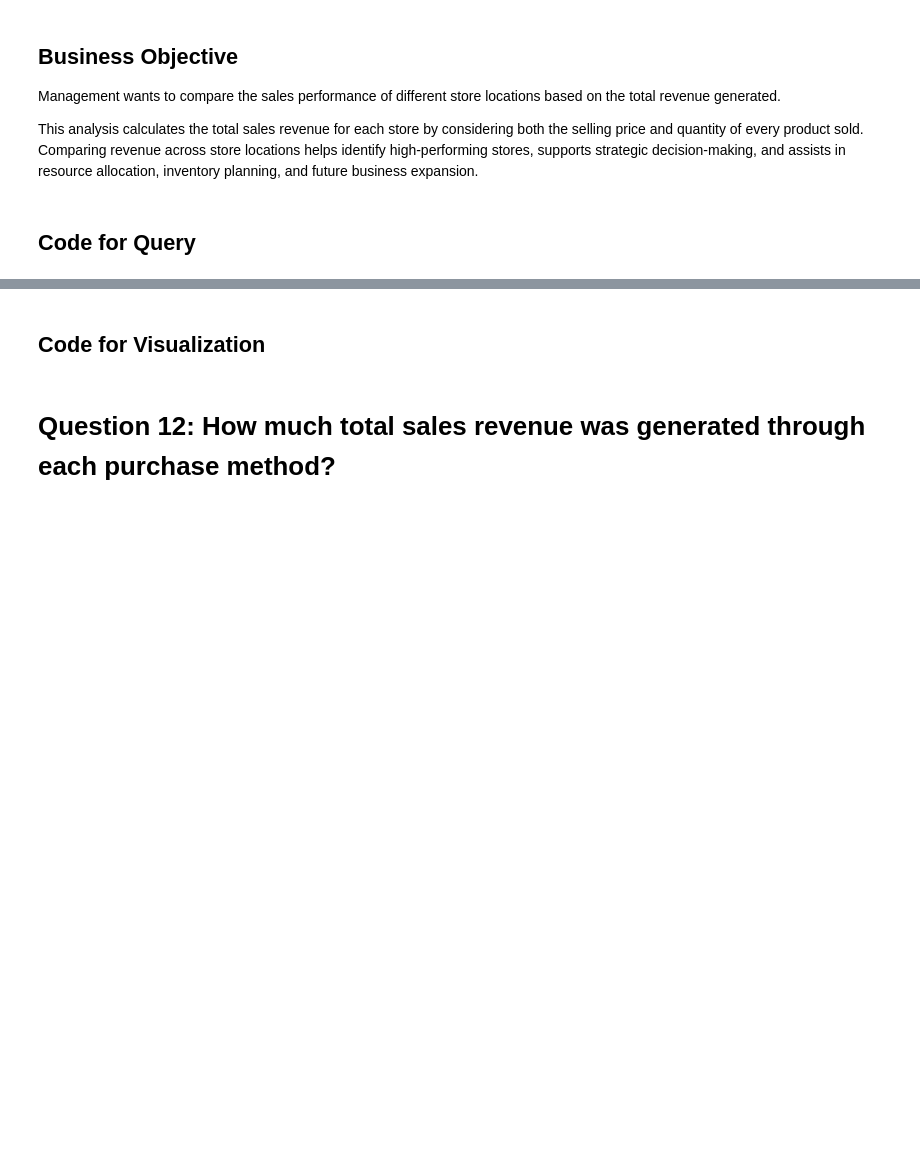
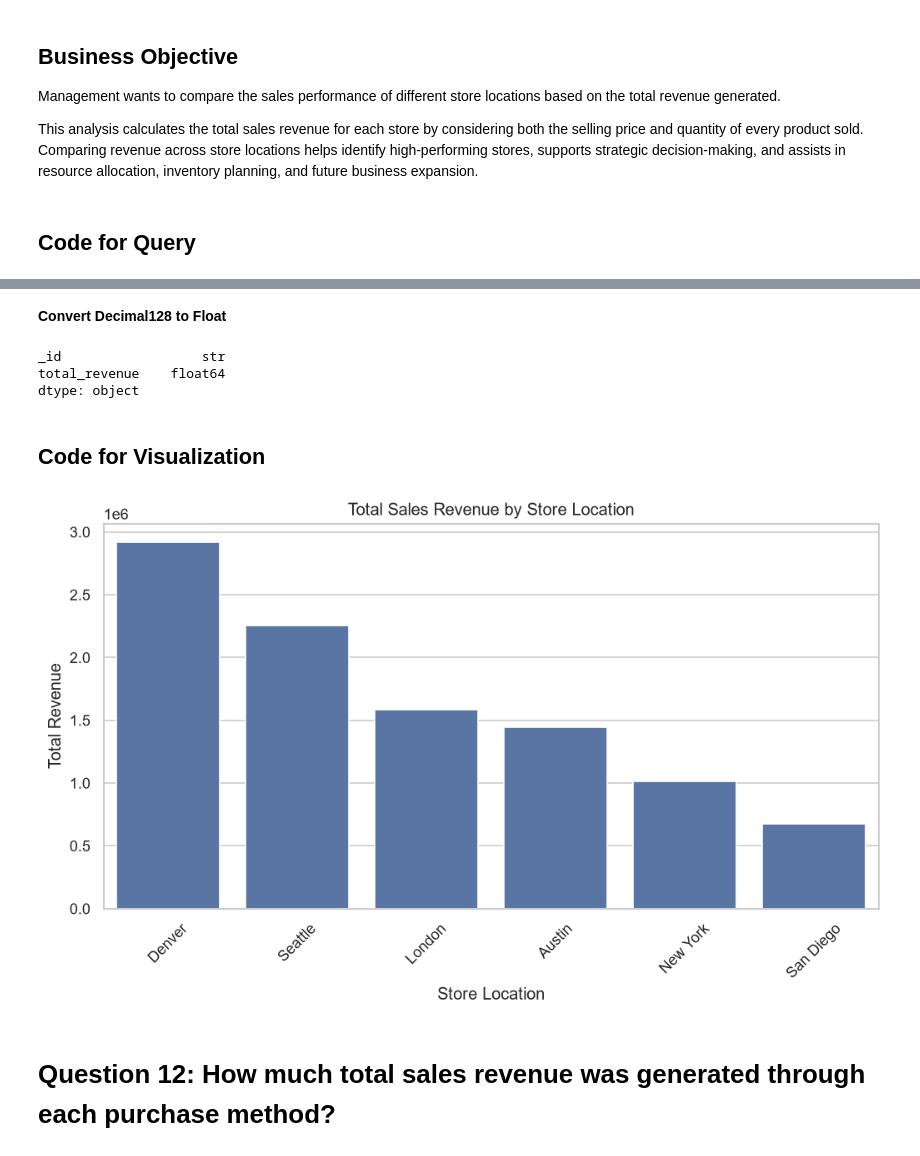
Before and after one commit to thanuja-reddi/MongoDB_EDA_Case_Study, a Jupyter notebook: notebooks/homework_casestudy_questions.ipynb, the cells around one changed output, grey strips where cells are left out. Cells and saved outputs as stored; diff of their text form; code cells hidden in the pictures; blank space fills up the shorter version.

Commit message:
Completed Q11: Store location revenue analysis

```diff
--- a/notebooks/homework_casestudy_questions.ipynb
+++ b/notebooks/homework_casestudy_questions.ipynb
@@ -862,5 +900,37 @@ This analysis calculates the total sales revenue for each store by considering b
+# %% [markdown]
+**Convert Decimal128 to Float**
+# %%
+store_revenue["total_revenue"] = store_revenue["total_revenue"].apply(
+    lambda x: float(x.to_decimal())
+)
+# %%
+store_revenue.dtypes
+# %% [output]
+_id                  str
+total_revenue    float64
+dtype: object
 # %% [markdown]
 ## Code for Visualization
+# %%
+plt.figure(figsize=(10,5))
+
+sns.barplot(
+    data=store_revenue,
+    x="_id",
+    y="total_revenue"
+)
+
+plt.title("Total Sales Revenue by Store Location")
+
+plt.xlabel("Store Location")
+
+plt.ylabel("Total Revenue")
+
+plt.xticks(rotation=45)
+
+plt.show()
+# %% [output]
+[figure, added]
 # %% [markdown]
 # Question 12: How much total sales revenue was generated through each purchase method?
 # %% [markdown]
```
Also changed, not shown: parts of 1 cell of this notebook.
